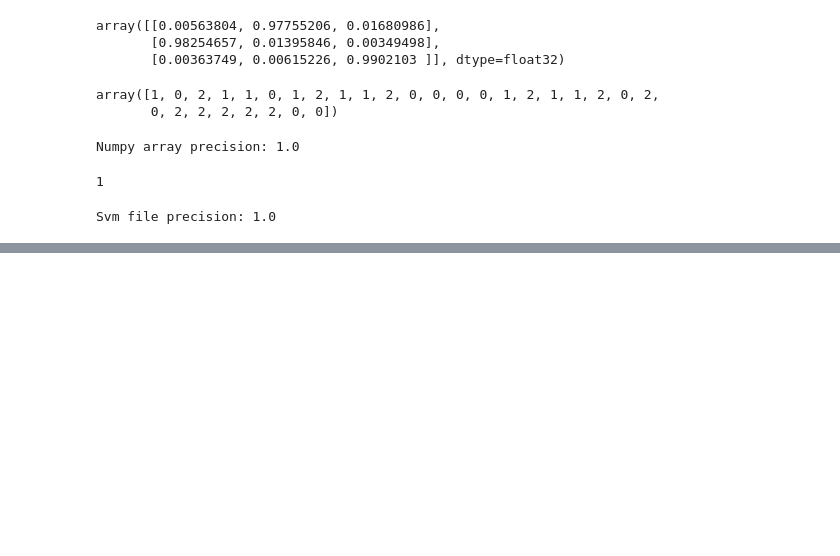
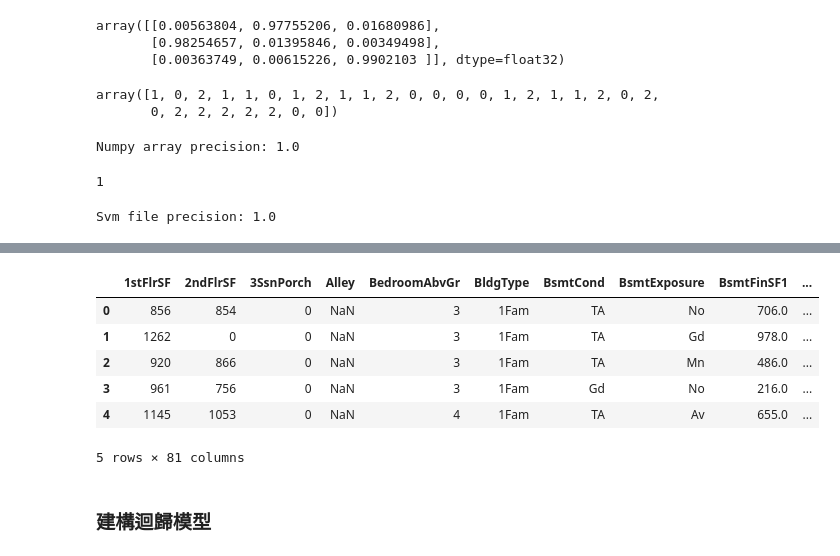
Before and after one commit to ywchiu/ctbcpy, a Jupyter notebook: Demo20190603.ipynb, the cells around one changed output, grey strips where cells are left out. Saved outputs shown, nothing was run; the diff lists cells and outputs as text; code cells hidden in the pictures; blank space fills up the shorter version.

```diff
--- a/Demo20190603.ipynb
+++ b/Demo20190603.ipynb
@@ -1191,0 +1419,5 @@ Svm file precision: 1.0
+# %%
+fullData['SaleType'].fillna('WD', inplace=True)
+# %%
+
+fullData['MSZoning'].fillna('RL', inplace=True)
@@ -1191,0 +1436,27 @@ Svm file precision: 1.0
+# %%
+from sklearn.preprocessing import LabelEncoder
+from sklearn.ensemble import RandomForestRegressor, GradientBoostingRegressor
+from sklearn.model_selection import KFold, cross_val_score, GridSearchCV
+
+def imputeMissing(df, idx, predictors):
+    tempdf = df[df[outcome].isnull()].index
+    tempndf = df[df[idx].notnull()].index
+    model = RandomForestRegressor(n_estimators=100)
+    model.fit(df.loc[tempndf, predictors], df.loc[tempndf, [outcome]])
+    predict = model.predict(df.loc[tempndf, predictors])
+    j=0;
+    for i in tempdf:
+        df.loc[i,outcome] = predict[j]
+        j=j+1
+    return(df)
+# %%
+predictors=['LotArea','Street','LotShape','LandContour','LotConfig']
+outcome='LotFrontage'
+
+var_mod = ['Street','LotShape','LandContour','LotConfig']
+le = LabelEncoder()
+for i in var_mod:
+    fullData[i] = le.fit_transform(fullData[i].astype(str))
+
+fullData = imputeMissing(fullData,outcome,predictors)
+fullData['LotFrontage'].isnull().sum()
@@ -1191,0 +1485,12 @@ Svm file precision: 1.0
+# %%
+fullData.head()
+# %% [output]
+|  | 1stFlrSF | 2ndFlrSF | 3SsnPorch | Alley | BedroomAbvGr | BldgType | BsmtCond | BsmtExposure | BsmtFinSF1 | ... |
+| 0 | 856 | 854 | 0 | NaN | 3 | 1Fam | TA | No | 706.0 | ... |
+| 1 | 1262 | 0 | 0 | NaN | 3 | 1Fam | TA | Gd | 978.0 | ... |
+| 2 | 920 | 866 | 0 | NaN | 3 | 1Fam | TA | Mn | 486.0 | ... |
+| 3 | 961 | 756 | 0 | NaN | 3 | 1Fam | Gd | No | 216.0 | ... |
+| 4 | 1145 | 1053 | 0 | NaN | 4 | 1Fam | TA | Av | 655.0 | ... |
+5 rows × 81 columns
+# %% [markdown]
+### 建構迴歸模型
```
Also changed, not shown: parts of 47 cells of this notebook.
